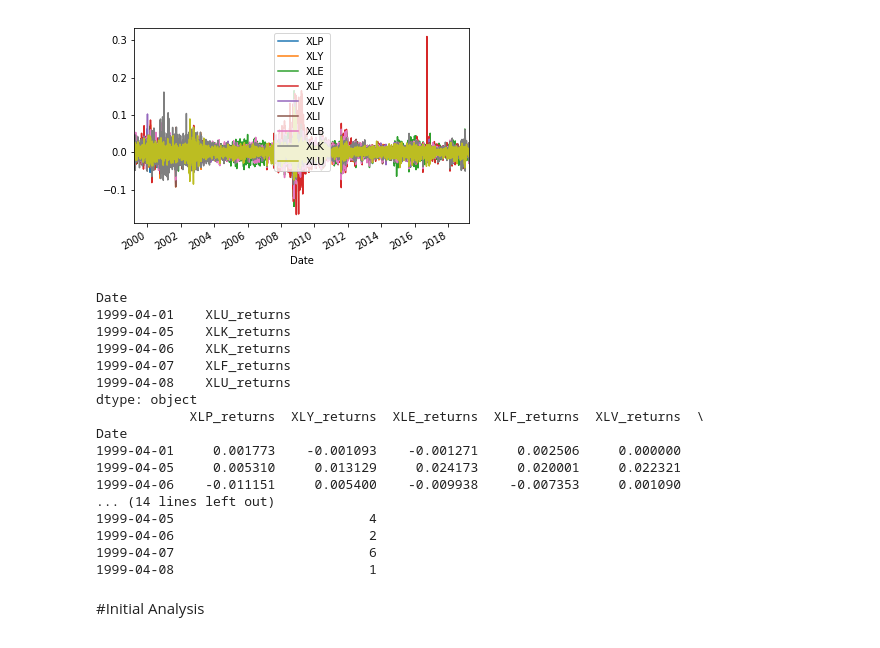
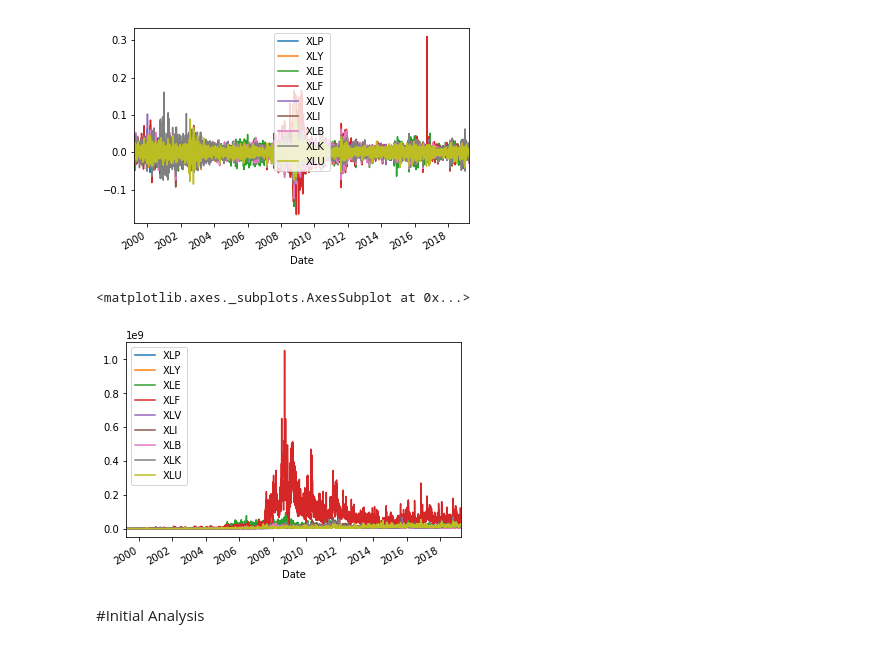
Before and after one commit to johann95ko/sector-etf-recommender, a Jupyter notebook: SectorRecommender.ipynb, the cells around one changed output. Saved outputs shown, nothing was run; the diff lists cells and outputs as text; code cells hidden in the pictures.

```diff
--- a/SectorRecommender.ipynb
+++ b/SectorRecommender.ipynb
@@ -61,11 +65,17 @@ SMA_enddate =  datetime.datetime(1999, 3, 30)
 # %%
 #Retrieve prices
 prices_dict = {}
+volumes_dict = {}
 for ticker in tickers:
     ticker_prices = pdr.get_data_yahoo(ticker, startdate, enddate)
     prices_dict[ticker] = ticker_prices['Adj Close']
+    volumes_dict[ticker] = ticker_prices['Volume']
+
 
 #Returns
 prices = pd.DataFrame(prices_dict)
 returns = prices.pct_change().dropna()
+
+#Volume
+volumes = pd.DataFrame(volumes_dict)
 # %%
@@ -98,12 +166,13 @@ returns.plot()
 # %% [output]
 <matplotlib.axes._subplots.AxesSubplot at 0x...>
 [figure]
+# %%
+volumes.plot()
+# %% [output]
+<matplotlib.axes._subplots.AxesSubplot at 0x...>
+[figure, added]
 # %%
 #Create DF
-#Add Y axis
-#rename ticker_returns
-#max of next row
-#last row remember to delete
 
 from sklearn.preprocessing import LabelEncoder
 
@@ -112,7 +181,6 @@ df.columns = [str(col) + '_returns' for col in df.columns]
 
 #what if there are >1 max?
 max_next_day = df.idxmax(axis = 1)
-print(max_next_day.head())
 
 df["max_next_day"] = max_next_day
 df.max_next_day = df.max_next_day.shift(-1)
@@ -121,23 +189,3 @@ df.drop(df.tail(1).index,inplace=True) #remove last row
 
 le = LabelEncoder()
 df['labelencode_max_next_day'] = le.fit_transform(df['max_next_day'])
-
-print(df.head())
-# %% [output]
-Date
-1999-04-01    XLU_returns
-1999-04-05    XLK_returns
-1999-04-06    XLK_returns
-1999-04-07    XLF_returns
-1999-04-08    XLU_returns
-dtype: object
-            XLP_returns  XLY_returns  XLE_returns  XLF_returns  XLV_returns  \
-Date
-1999-04-01     0.001773    -0.001093    -0.001271     0.002506     0.000000
-1999-04-05     0.005310     0.013129     0.024173     0.020001     0.022321
-1999-04-06    -0.011151     0.005400    -0.009938    -0.007353     0.001090
-... (14 lines left out)
-1999-04-05                         4
-1999-04-06                         2
-1999-04-07                         6
-1999-04-08                         1
```
Also changed, not shown: parts of 41 cells of this notebook.
